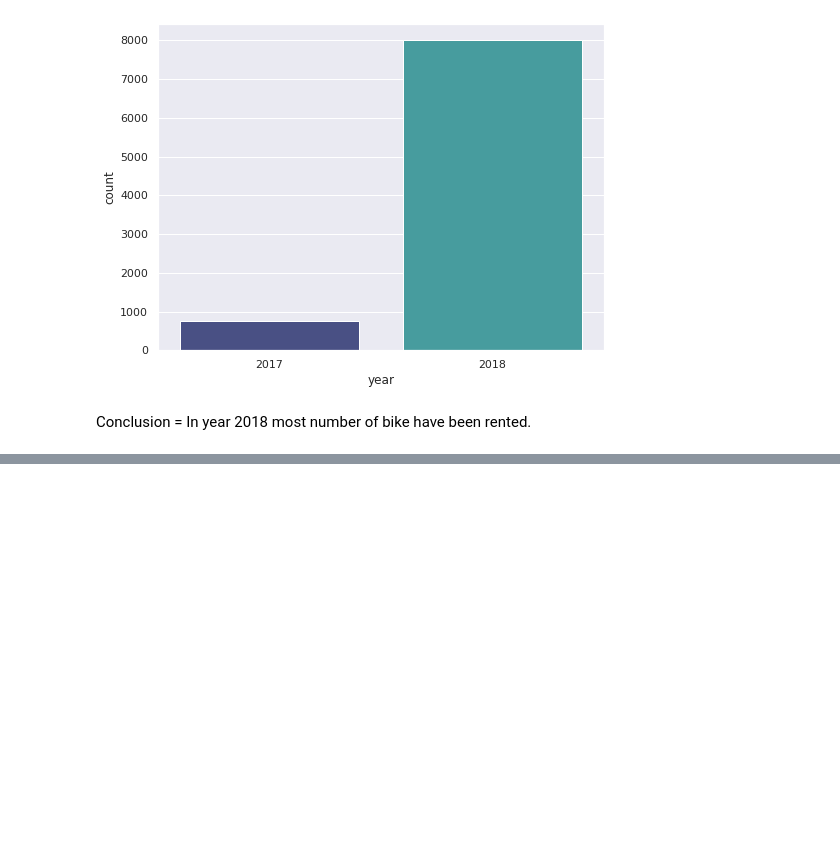
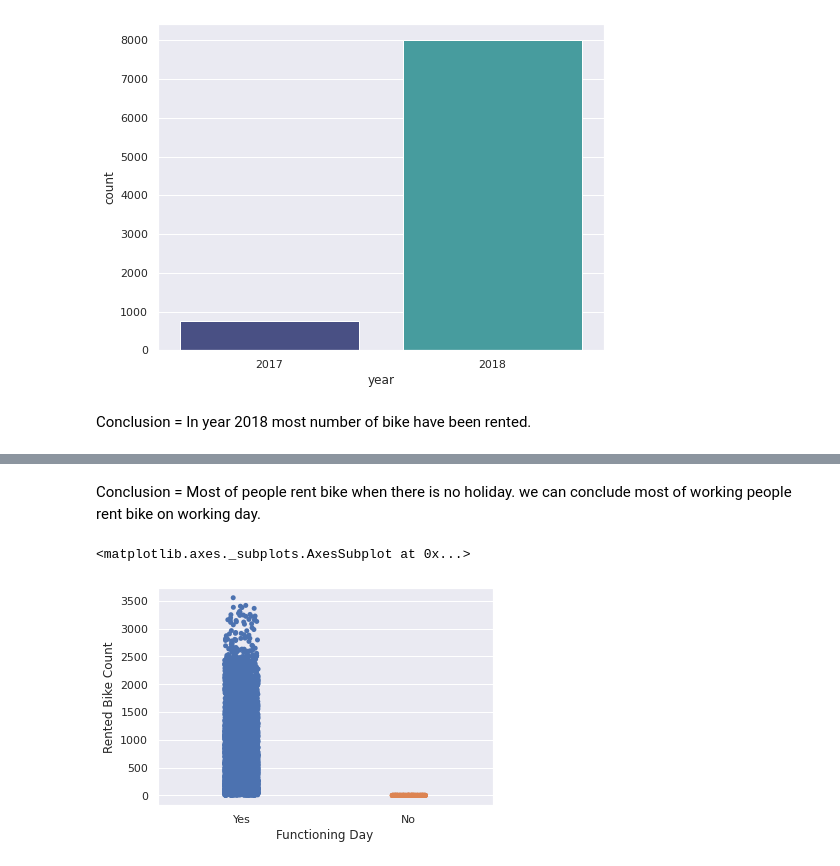
Before and after one commit to machave11/Bike-Sharing-Demand, a Jupyter notebook: Nikhil_Machave_Bike_Sharing_Demand_Prediction_Capstone_Project.ipynb, the cells around one changed output, grey strips where cells are left out. Drawn from its saved outputs; the diff is of its cells as text; code cells hidden in the pictures; blank space fills up the shorter version.

```diff
--- a/Nikhil_Machave_Bike_Sharing_Demand_Prediction_Capstone_Project.ipynb
+++ b/Nikhil_Machave_Bike_Sharing_Demand_Prediction_Capstone_Project.ipynb
@@ -243,0 +263,8 @@ Conclusion = In year 2018 most number of bike have been rented.
+# %% [markdown]
+Conclusion = Most of people rent bike when there is no holiday. we can conclude most of working people rent bike on working day.
+# %%
+# Functional Day
+sns.stripplot(bike_df['Functioning Day'], bike_df['Rented Bike Count'], jitter=True)
+# %% [output]
+<matplotlib.axes._subplots.AxesSubplot at 0x...>
+[figure, added]
```
Also changed, not shown: parts of 37 cells of this notebook.
